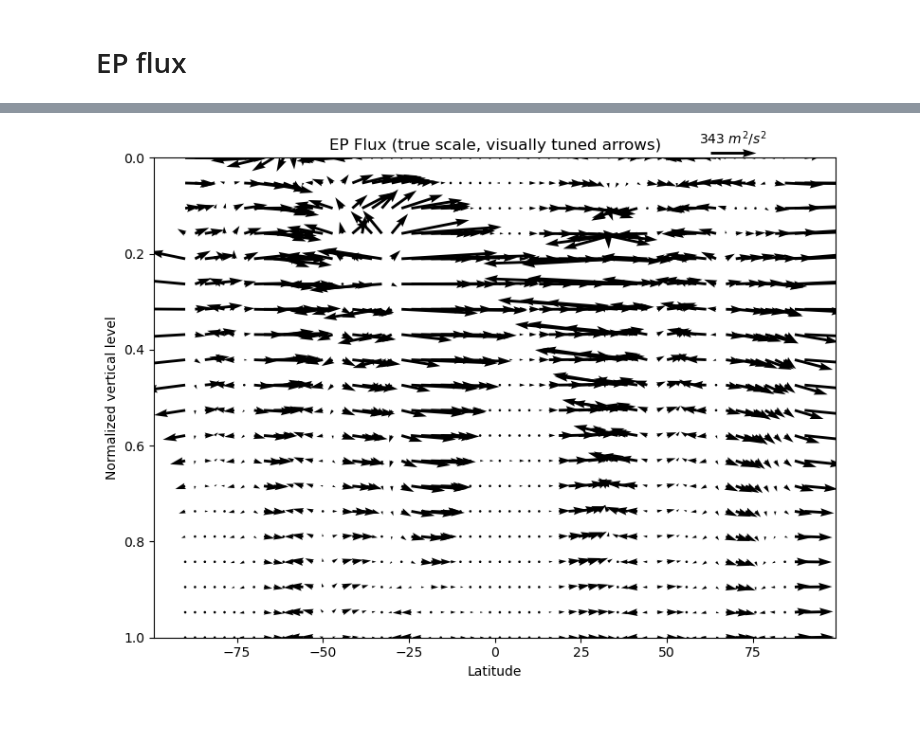
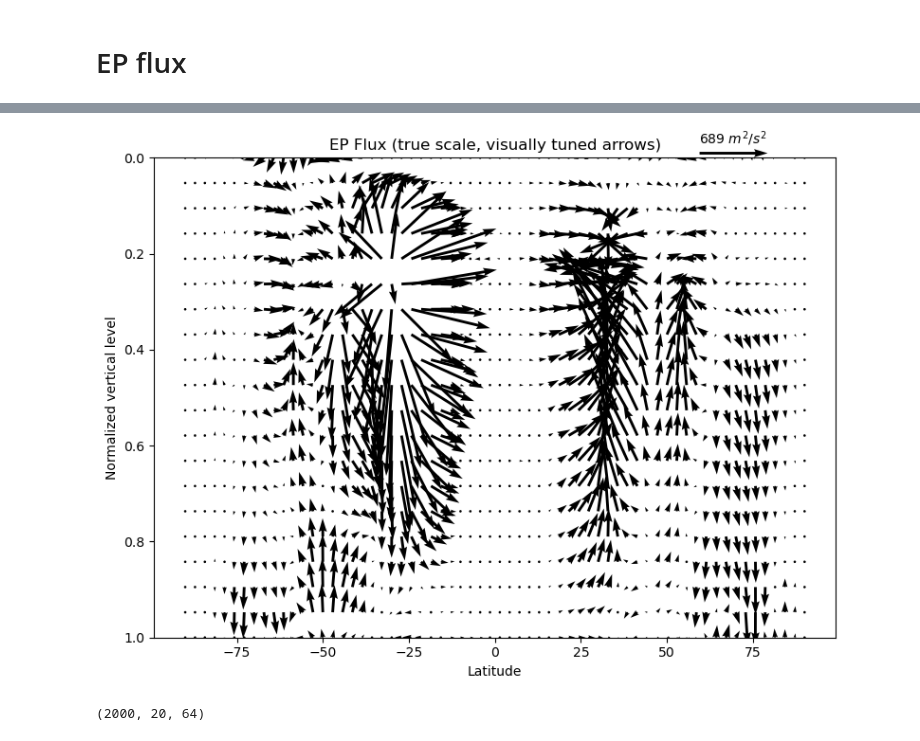
Before and after one commit to PeterChang1023/Moist_Dycore, a Jupyter notebook: EP_flux.ipynb, the cells around one changed output, grey strips where cells are left out. Cells and saved outputs as stored; diff of their text form; code cells hidden in the pictures.

```diff
--- a/EP_flux.ipynb
+++ b/EP_flux.ipynb
@@ -912,2 +1403,0 @@ print(test.shape)
-# %%
-lat = adiag.lat
@@ -923,7 +1420,9 @@ Text(0.5, 1.0, '$f0/N^2$')
 # %% [markdown]
 # EP flux
 # %%
-adiag = AtmosphericDiagnostics(u[2000:4000], v[2000:4000], t[2000:4000], p[2000:4000], z[2000:4000])
+start_idx = 2000
+end_idx   = 4000
+adiag = AtmosphericDiagnostics(u[start_idx:end_idx], v[start_idx:end_idx], t[start_idx:end_idx], p[start_idx:end_idx], z[start_idx:end_idx])
 Fj, Fk = adiag.ep_flux()
 # %% [output]
 EMF and EHF progress:
@@ -952,3 +1451,6 @@ Fj_mean.shape
 # %%
-Fj_mean = Fj.mean(axis=(0,3))
-Fk_mean = Fk.mean(axis=(0,3))
+# Fj_mean = Fj.mean(axis=(0,3))
+# Fk_mean = Fk.mean(axis=(0,3))
+Fj_mean = Fj.mean(axis=0)  # shape: (z, y)
+Fk_mean = Fk.mean(axis=0)  # shape: (z, y)
+Fk_mean.shape
@@ -978,39 +1482,43 @@ magnitude = np.sqrt(Fj_mean**2 + Fk_mean**2)
 ref_arrow_size = np.nanpercentile(magnitude, 90)  # 第90百分位箭頭作為參考箭頭
 
 # 2. quiver scale 控制「箭頭畫多長」
-quiver_scale = 15 * ref_arrow_size  # 調這個會改箭頭長度（越大箭越短）
+quiver_scale = 10 * ref_arrow_size  # 調這個會改箭頭長度（越大箭越短）
 
 # 3. Plot
 y = np.linspace(-90,90,64)
 z_nor = np.linspace(0,1,20)
 yy, zz = np.meshgrid(y, z_nor)
 
 fig, ax = plt.subplots(1, figsize=(8, 6), dpi=100)
 wind_plt = ax.quiver(
     yy[::, ::], zz[::, ::],
-    Fj_mean[::, ::], Fk_mean[::, ::],
+    Fj_mean[::, ::]* np.cos(np.deg2rad(lat)), Fk_mean[::, ::]* np.cos(np.deg2rad(lat)),
     color="black", width=4e-3, scale=quiver_scale
 )
 
 # 4. Quiver key，只是圖例，不改數值
 ax.quiverkey(
     wind_plt, X=0.85, Y=1.01,
     U=ref_arrow_size,
     label=f"{ref_arrow_size:.0f} $m^2/s^2$",
     labelpos='N', labelsep=0.05, color='black'
 )
 
 ax.set_ylim([1, 0])
 ax.set_xlabel("Latitude")
 ax.set_ylabel("Normalized vertical level")
 plt.title("EP Flux (true scale, visually tuned arrows)")
 plt.tight_layout()
 plt.show()
 # %% [output]
-[figure, old version]
+[figure, new version]
 # %%
 # # Read test
 # with h5py.File(os.path.join(r"/data92/PeterChang/back_to_master1220/Moist_Dycore/", f"ep_flux.h5"), "r") as f:
 #     Fj_test = f["Fj"][:]
 #     Fk_test = f["Fk"][:]
+# %%
+Fj.shape
+# %% [output]
+(2000, 20, 64)
 # %%
```
Also changed, not shown: parts of 33 cells of this notebook.
